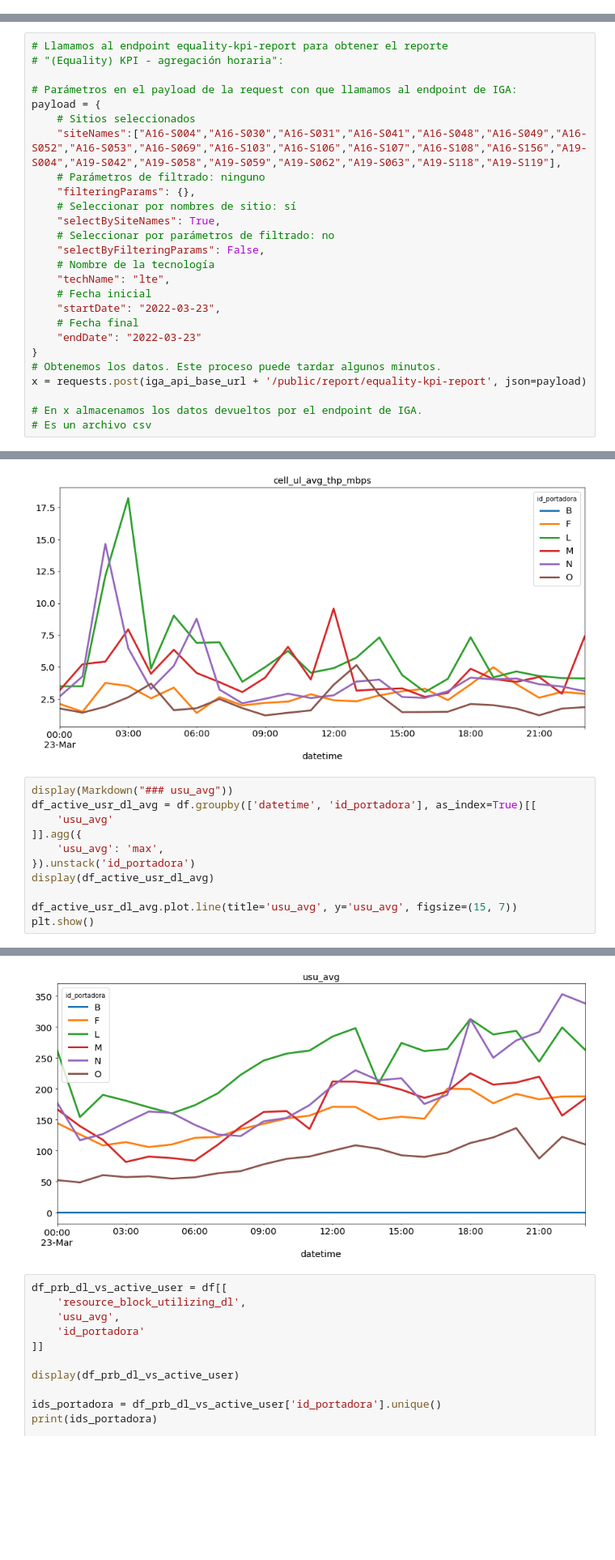
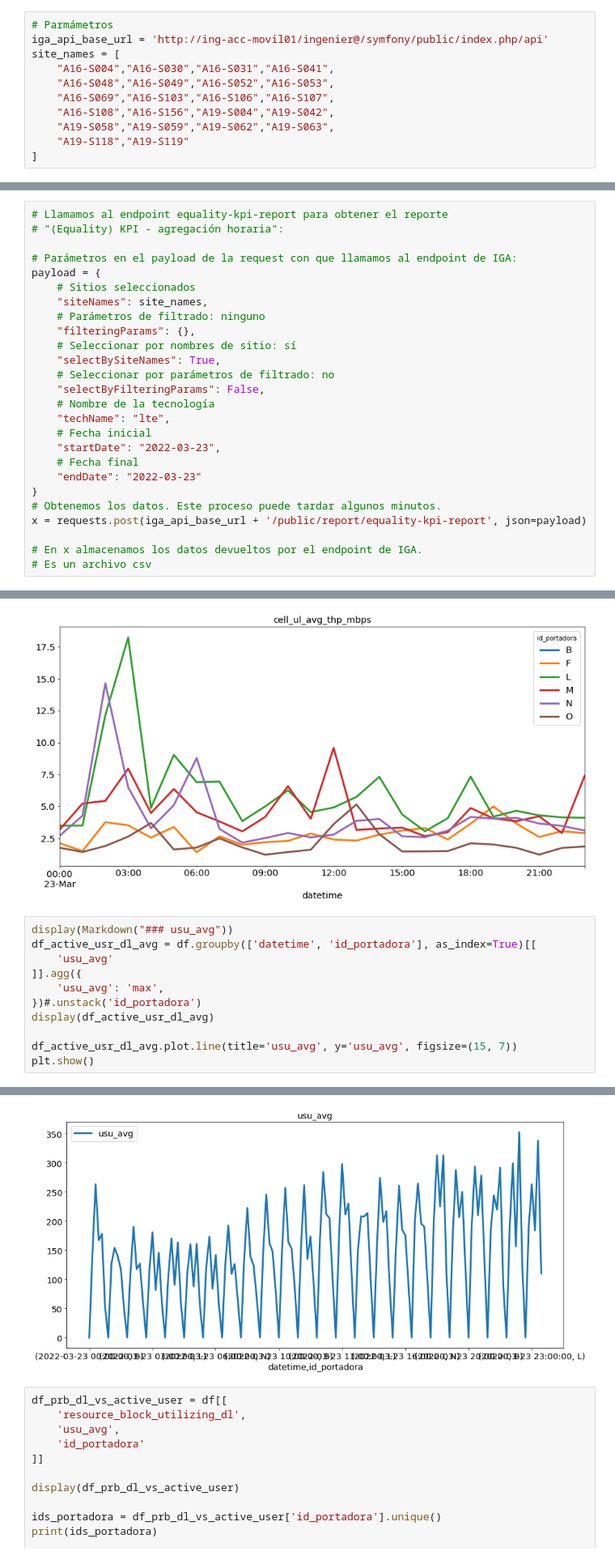
Before and after one commit to charlymarchiaro/workshop-tp-01, a Jupyter notebook: ejemplos/ejemplo-004.ipynb, the cells around one changed output, grey strips where cells are left out. Shown at 81% size. Cells and saved outputs as stored; diff of their text form; blank space fills up the shorter version.

```diff
--- a/ejemplos/ejemplo-004.ipynb
+++ b/ejemplos/ejemplo-004.ipynb
@@ -48,3 +45,14 @@ iga_api_base_url = 'http://ing-acc-movil01/ingenier@/symfony/public/index.php/ap
+# %%
+# Parmámetros
+iga_api_base_url = 'http://ing-acc-movil01/ingenier@/symfony/public/index.php/api'
+site_names = [
+    "A16-S004","A16-S030","A16-S031","A16-S041",
+    "A16-S048","A16-S049","A16-S052","A16-S053",
+    "A16-S069","A16-S103","A16-S106","A16-S107",
+    "A16-S108","A16-S156","A19-S004","A19-S042",
+    "A19-S058","A19-S059","A19-S062","A19-S063",
+    "A19-S118","A19-S119"
+]
 # %%
 display(Markdown(f"# Ejemplo 004: Descarga del reporte de (Equality) KPI - agregación horaria, para visualización de distintas gráficas"))
 # %% [output]
@@ -73,7 +81,7 @@ pp(x.json())
 # Parámetros en el payload de la request con que llamamos al endpoint de IGA:
 payload = {
     # Sitios seleccionados
-    "siteNames":["A16-S004","A16-S030","A16-S031","A16-S041","A16-S048","A16-S049","A16-S052","A16-S053","A16-S069","A16-S103","A16-S106","A16-S107","A16-S108","A16-S156","A19-S004","A19-S042","A19-S058","A19-S059","A19-S062","A19-S063","A19-S118","A19-S119"],
+    "siteNames": site_names,
     # Parámetros de filtrado: ninguno
     "filteringParams": {},
     # Seleccionar por nombres de sitio: sí
@@ -232,7 +240,7 @@ df_active_usr_dl_avg = df.groupby(['datetime', 'id_portadora'], as_index=True)[[
     'usu_avg'
 ]].agg({
     'usu_avg': 'max',
-}).unstack('id_portadora')
+})#.unstack('id_portadora')
 display(df_active_usr_dl_avg)
 
 df_active_usr_dl_avg.plot.line(title='usu_avg', y='usu_avg', figsize=(15, 7))
@@ -261,4 +264,4 @@ plt.show()
-[figure, old version]
+[figure, new version]
 # %%
 df_prb_dl_vs_active_user = df[[
     'resource_block_utilizing_dl',
```
Also changed, not shown: parts of 2 cells of this notebook.
